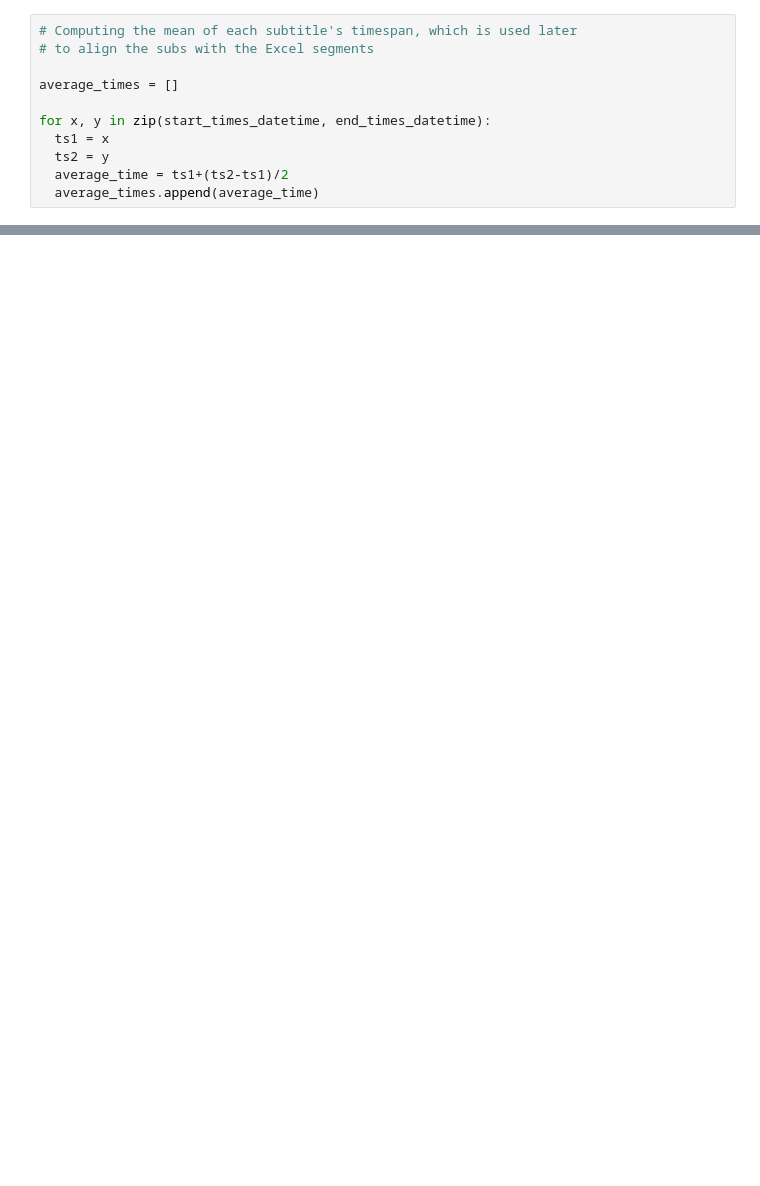
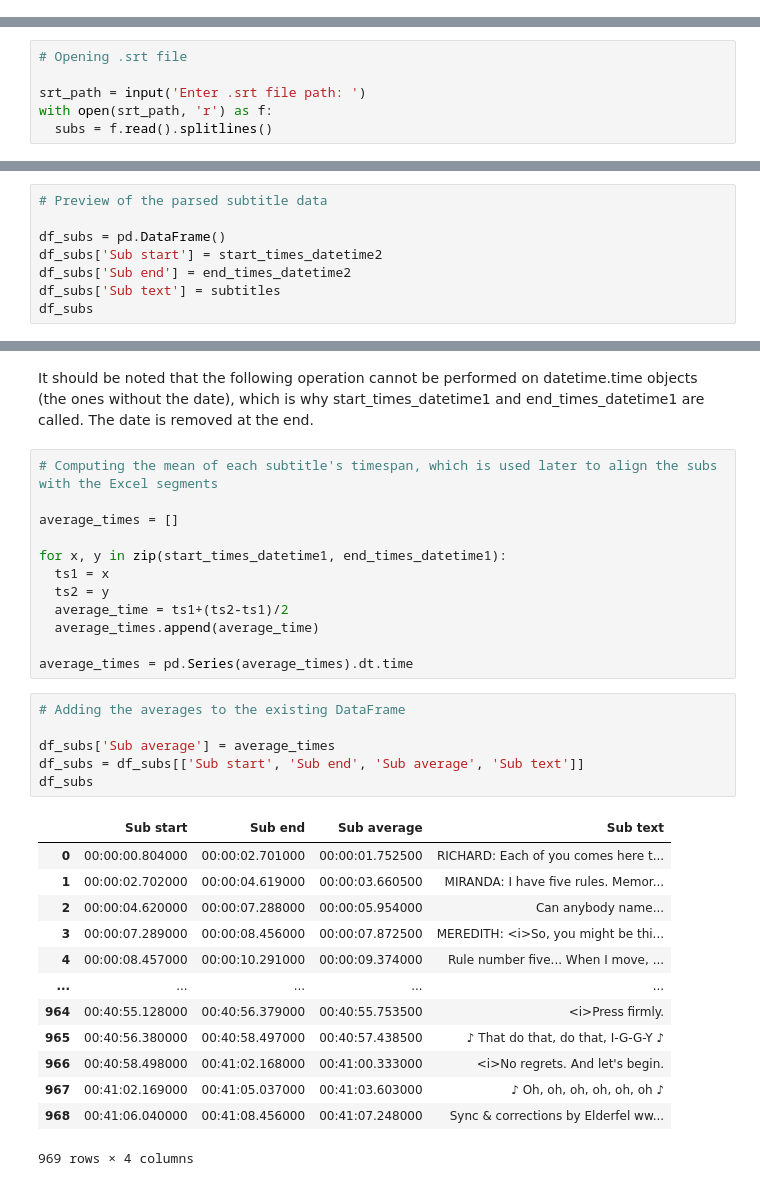
Before and after one commit to TinfFoil/dar-tvseries, a Jupyter notebook: episode_12x01_data_preparation.ipynb, the cells around one changed output, grey strips where cells are left out. Saved outputs shown, nothing was run; the diff lists cells and outputs as text; blank space fills up the shorter version.

```diff
--- a/episode_12x01_data_preparation.ipynb
+++ b/episode_12x01_data_preparation.ipynb
@@ -53,11 +0,0 @@ subtitles = [' '.join(x) for x in subtitles]
-# %%
-# Computing the mean of each subtitle's timespan, which is used later
-# to align the subs with the Excel segments
-
-average_times = []
-
-for x, y in zip(start_times_datetime, end_times_datetime):
-  ts1 = x
-  ts2 = y
-  average_time = ts1+(ts2-ts1)/2
-  average_times.append(average_time)
@@ -165,0 +51,6 @@ combined_data.reset_index(drop=True)
+# %%
+# Opening .srt file
+
+srt_path = input('Enter .srt file path: ')
+with open(srt_path, 'r') as f:
+  subs = f.read().splitlines()
@@ -165,0 +100,8 @@ combined_data.reset_index(drop=True)
+# %%
+# Preview of the parsed subtitle data
+
+df_subs = pd.DataFrame()
+df_subs['Sub start'] = start_times_datetime2
+df_subs['Sub end'] = end_times_datetime2
+df_subs['Sub text'] = subtitles
+df_subs
@@ -165,0 +126,34 @@ combined_data.reset_index(drop=True)
+# %% [markdown]
+It should be noted that the following operation cannot be performed on datetime.time objects (the ones without the date), which is why start_times_datetime1 and end_times_datetime1 are called. The date is removed at the end.
+# %%
+# Computing the mean of each subtitle's timespan, which is used later to align the subs with the Excel segments
+
+average_times = []
+
+for x, y in zip(start_times_datetime1, end_times_datetime1):
+  ts1 = x
+  ts2 = y
+  average_time = ts1+(ts2-ts1)/2
+  average_times.append(average_time)
+
+average_times = pd.Series(average_times).dt.time
+# %%
+# Adding the averages to the existing DataFrame
+
+df_subs['Sub average'] = average_times
+df_subs = df_subs[['Sub start', 'Sub end', 'Sub average', 'Sub text']]
+df_subs
+# %% [output]
+|  | Sub start | Sub end | Sub average | Sub text |
+| 0 | 00:00:00.804000 | 00:00:02.701000 | 00:00:01.752500 | RICHARD: Each of you comes here t... |
+| 1 | 00:00:02.702000 | 00:00:04.619000 | 00:00:03.660500 | MIRANDA: I have five rules. Memor... |
+| 2 | 00:00:04.620000 | 00:00:07.288000 | 00:00:05.954000 | Can anybody name... |
+| 3 | 00:00:07.289000 | 00:00:08.456000 | 00:00:07.872500 | MEREDITH: <i>So, you might be thi... |
+| 4 | 00:00:08.457000 | 00:00:10.291000 | 00:00:09.374000 | Rule number five... When I move, ... |
+| ... | ... | ... | ... | ... |
+| 964 | 00:40:55.128000 | 00:40:56.379000 | 00:40:55.753500 | <i>Press firmly. |
+| 965 | 00:40:56.380000 | 00:40:58.497000 | 00:40:57.438500 | ♪ That do that, do that, I-G-G-Y ♪ |
+| 966 | 00:40:58.498000 | 00:41:02.168000 | 00:41:00.333000 | <i>No regrets. And let's begin. |
+| 967 | 00:41:02.169000 | 00:41:05.037000 | 00:41:03.603000 | ♪ Oh, oh, oh, oh, oh, oh ♪ |
+| 968 | 00:41:06.040000 | 00:41:08.456000 | 00:41:07.248000 | Sync & corrections by Elderfel ww... |
+969 rows × 4 columns
```
Also changed, not shown: parts of 39 cells of this notebook.
